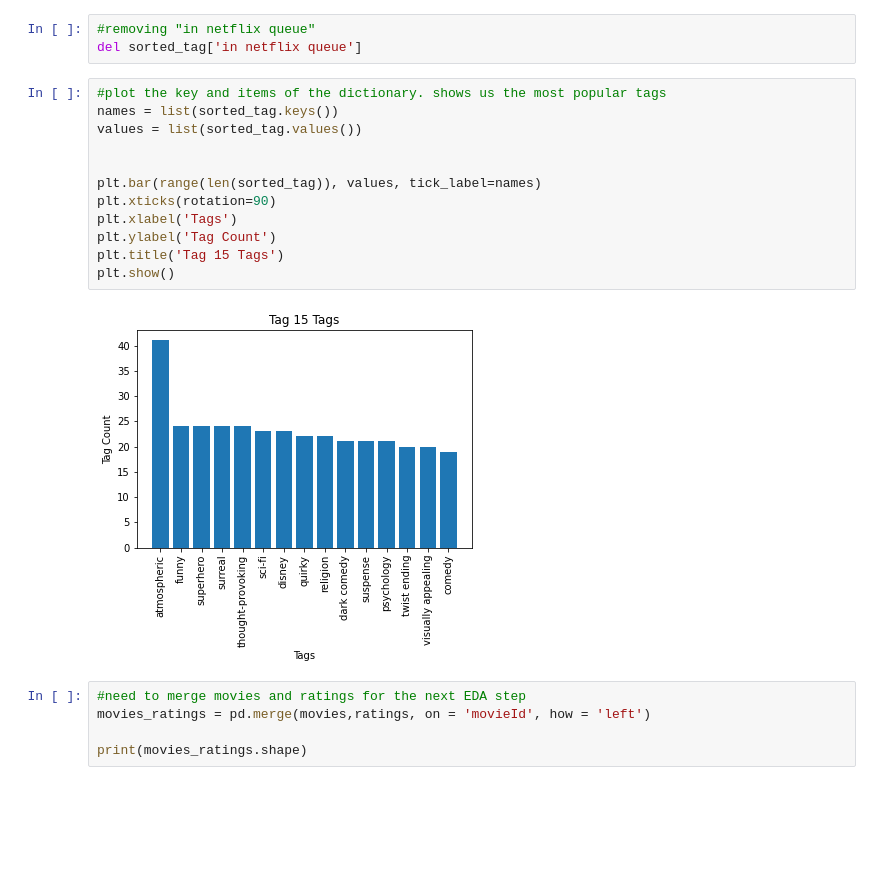
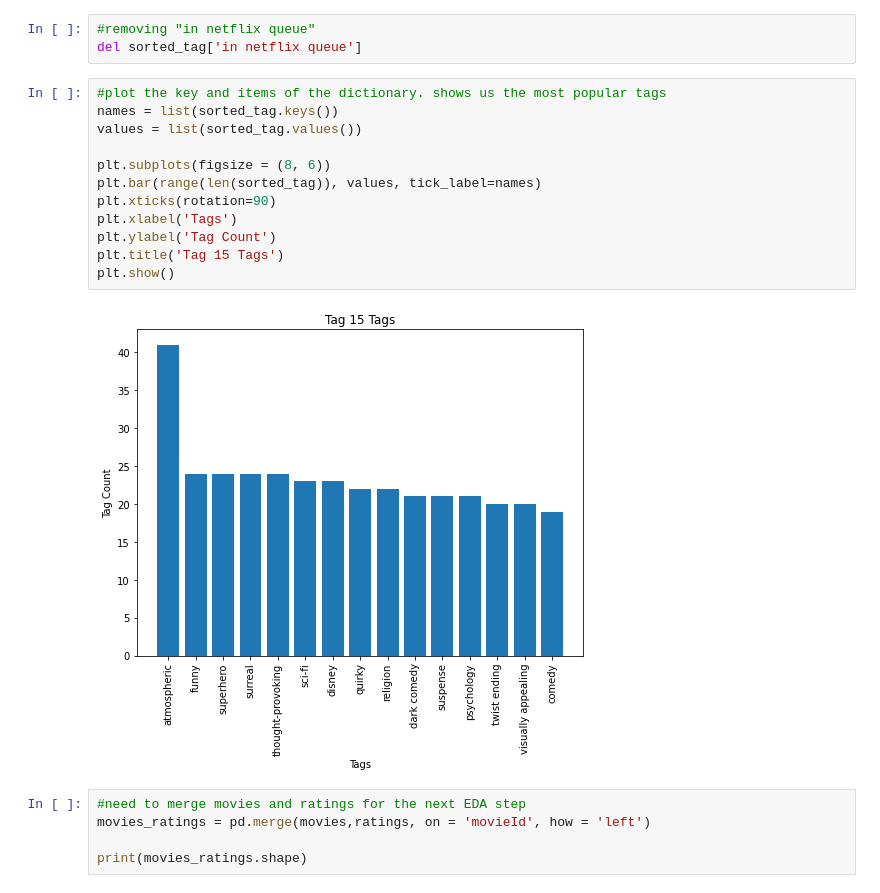
Before and after one commit to arunmalik1/MovieLens_Recommendations, a Jupyter notebook: MovieLens_Modeling.ipynb, the cells around one changed output. Drawn from its saved outputs; the diff is of its cells as text; blank space fills up the shorter version.

```diff
--- a/MovieLens_Modeling.ipynb
+++ b/MovieLens_Modeling.ipynb
@@ -382,17 +386,17 @@ del sorted_tag['in netflix queue']
 # %%
 #plot the key and items of the dictionary. shows us the most popular tags
 names = list(sorted_tag.keys())
 values = list(sorted_tag.values())
 
-
+plt.subplots(figsize = (8, 6))
 plt.bar(range(len(sorted_tag)), values, tick_label=names)
 plt.xticks(rotation=90)
 plt.xlabel('Tags')
 plt.ylabel('Tag Count')
 plt.title('Tag 15 Tags')
 plt.show()
 # %% [output]
-[figure, old version]
+[figure, new version]
 # %%
 #need to merge movies and ratings for the next EDA step
 movies_ratings = pd.merge(movies,ratings, on = 'movieId', how = 'left')
```
Also changed, not shown: parts of 4 cells of this notebook, 5 other files.
